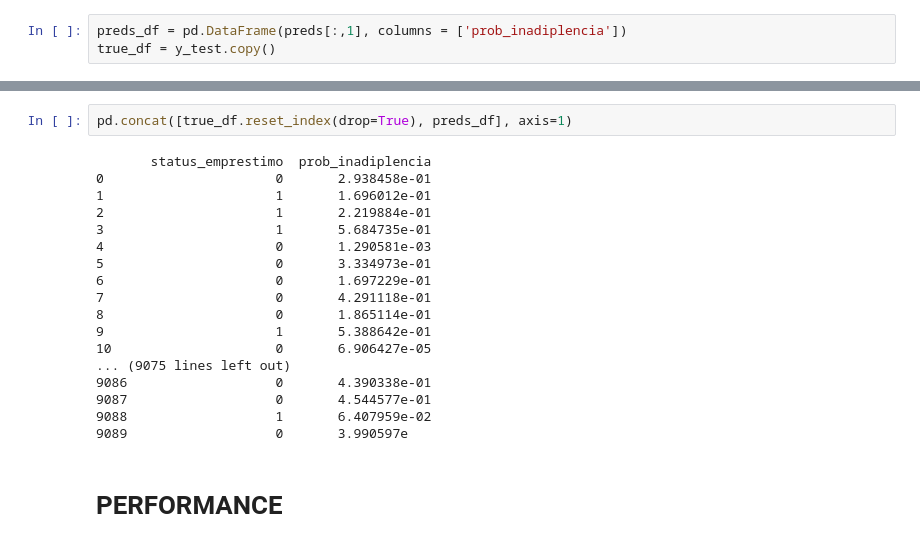
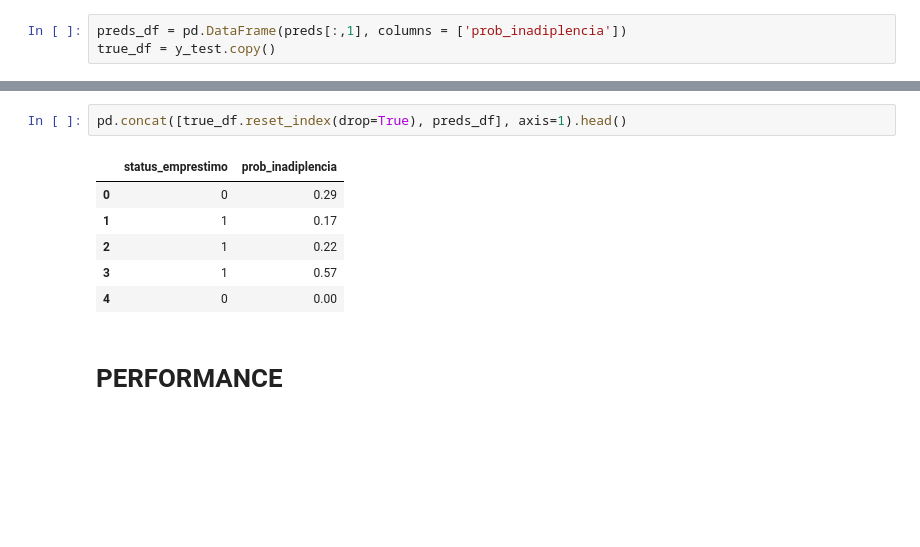
Before and after one commit to alexhenriquepineda/Credit-Risk, a Jupyter notebook: ciclo01.ipynb, the cells around one changed output, grey strips where cells are left out. Saved outputs shown, nothing was run; the diff lists cells and outputs as text; blank space fills up the shorter version.

```diff
--- a/ciclo01.ipynb
+++ b/ciclo01.ipynb
@@ -335,23 +352,12 @@ true_df.head()
 # %%
-pd.concat([true_df.reset_index(drop=True), preds_df], axis=1)
+pd.concat([true_df.reset_index(drop=True), preds_df], axis=1).head()
 # %% [output]
-       status_emprestimo  prob_inadiplencia
-0                      0       2.938458e-01
-1                      1       1.696012e-01
-2                      1       2.219884e-01
-3                      1       5.684735e-01
-4                      0       1.290581e-03
-5                      0       3.334973e-01
-6                      0       1.697229e-01
-7                      0       4.291118e-01
-8                      0       1.865114e-01
-9                      1       5.388642e-01
-10                     0       6.906427e-05
-... (9075 lines left out)
-9086                   0       4.390338e-01
-9087                   0       4.544577e-01
-9088                   1       6.407959e-02
-9089                   0       3.990597e
+|  | status_emprestimo | prob_inadiplencia |
+| 0 | 0 | 0.29 |
+| 1 | 1 | 0.17 |
+| 2 | 1 | 0.22 |
+| 3 | 1 | 0.57 |
+| 4 | 0 | 0.00 |
 # %% [markdown]
 # PERFORMANCE
 # %% [markdown]
```
Also changed, not shown: parts of 38 cells of this notebook.
